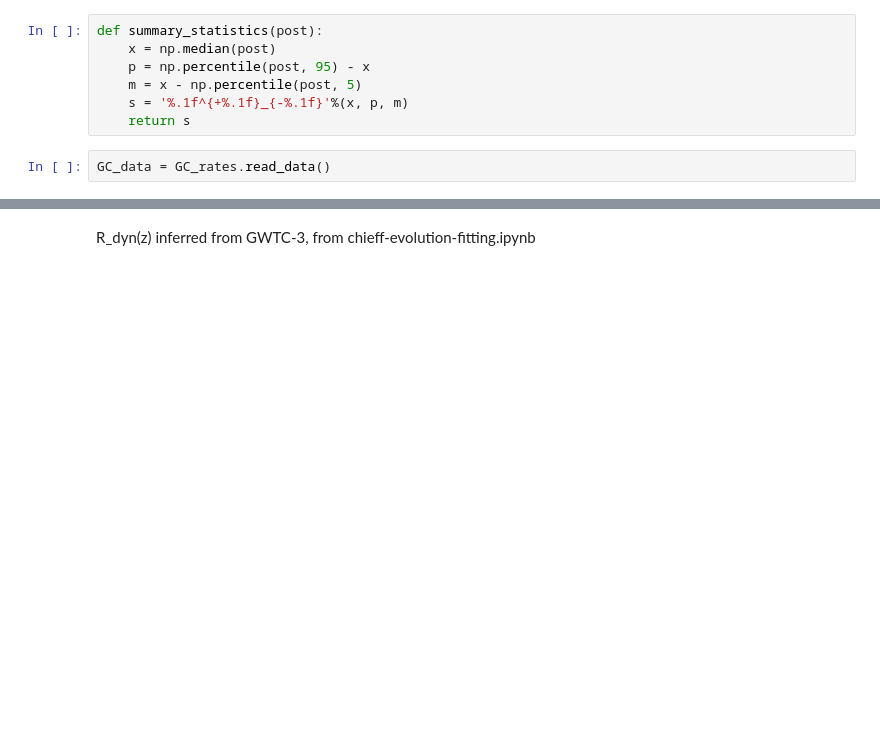
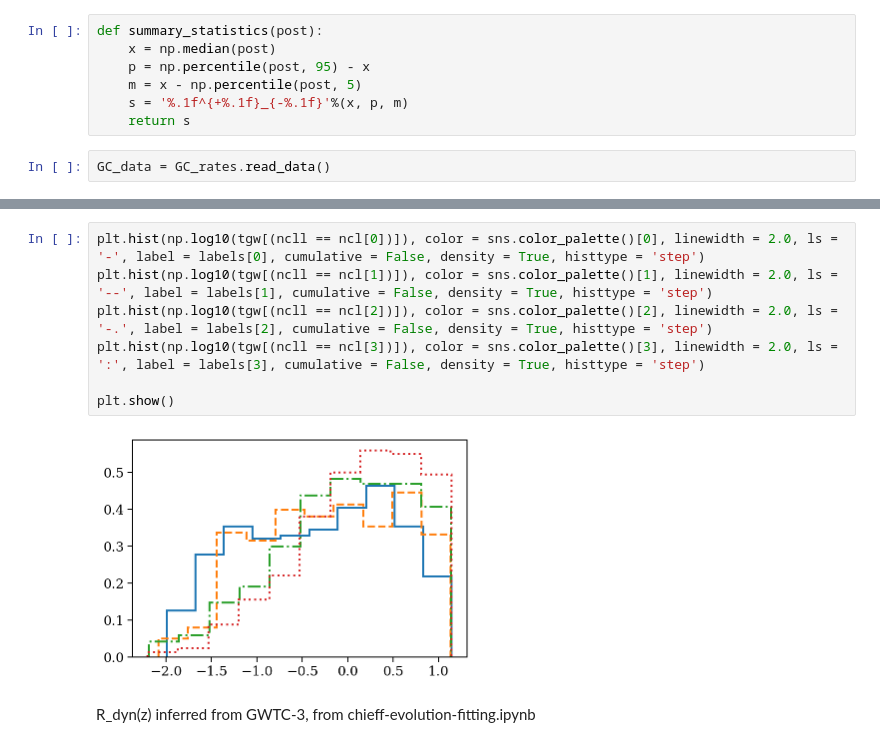
Before and after one commit to mfishbach/dynamical-bbh-evolution, a Jupyter notebook: Cluster_Paper_Plots.ipynb, the cells around one changed output, grey strips where cells are left out. Drawn from its saved outputs; the diff is of its cells as text; blank space fills up the shorter version.

```diff
--- a/Cluster_Paper_Plots.ipynb
+++ b/Cluster_Paper_Plots.ipynb
@@ -30,3 +67,12 @@ GC_data = GC_rates.read_data()
+# %%
+plt.hist(np.log10(tgw[(ncll == ncl[0])]), color = sns.color_palette()[0], linewidth = 2.0, ls = '-', label = labels[0], cumulative = False, density = True, histtype = 'step')
+plt.hist(np.log10(tgw[(ncll == ncl[1])]), color = sns.color_palette()[1], linewidth = 2.0, ls = '--', label = labels[1], cumulative = False, density = True, histtype = 'step')
+plt.hist(np.log10(tgw[(ncll == ncl[2])]), color = sns.color_palette()[2], linewidth = 2.0, ls = '-.', label = labels[2], cumulative = False, density = True, histtype = 'step')
+plt.hist(np.log10(tgw[(ncll == ncl[3])]), color = sns.color_palette()[3], linewidth = 2.0, ls = ':', label = labels[3], cumulative = False, density = True, histtype = 'step')
+
+plt.show()
+# %% [output]
+[figure, added]
 # %% [markdown]
 R_dyn(z) inferred from GWTC-3, from chieff-evolution-fitting.ipynb
 # %%
```
Also changed, not shown: parts of 24 cells of this notebook, 4 other files.
